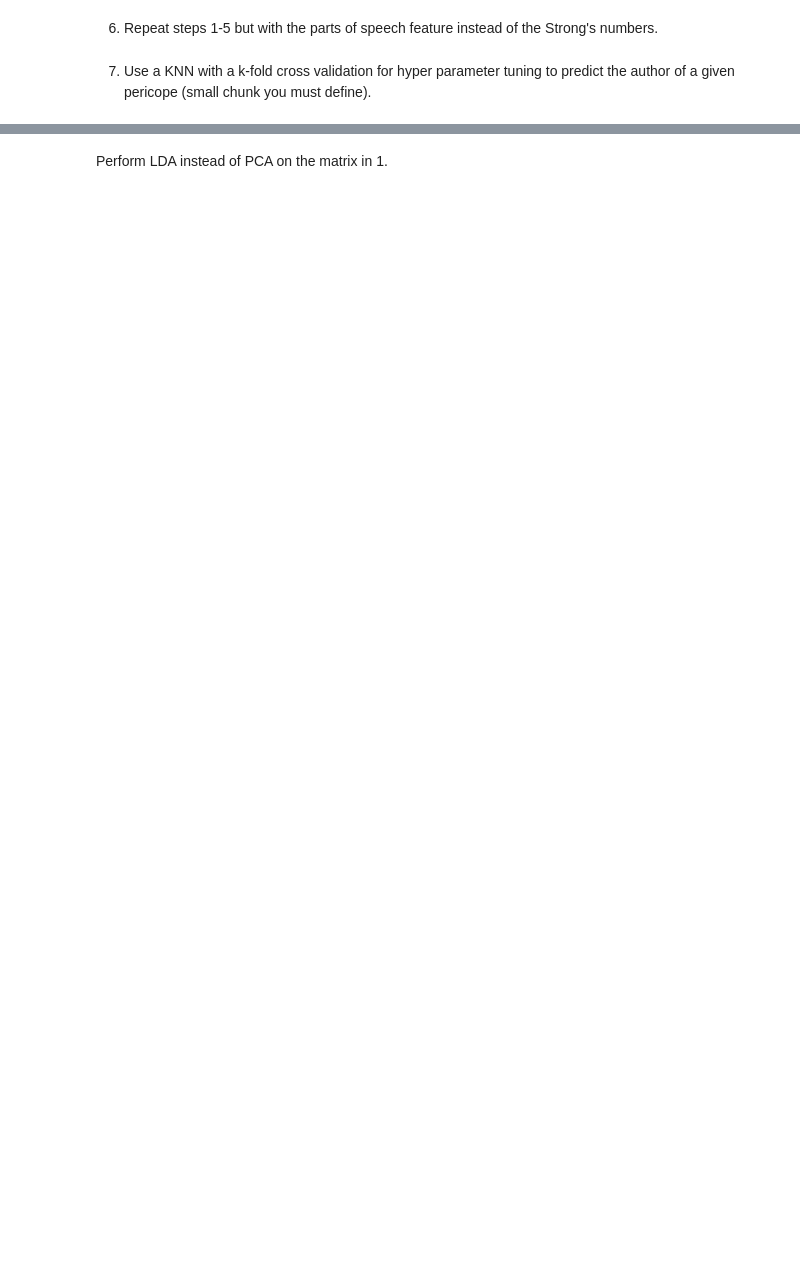
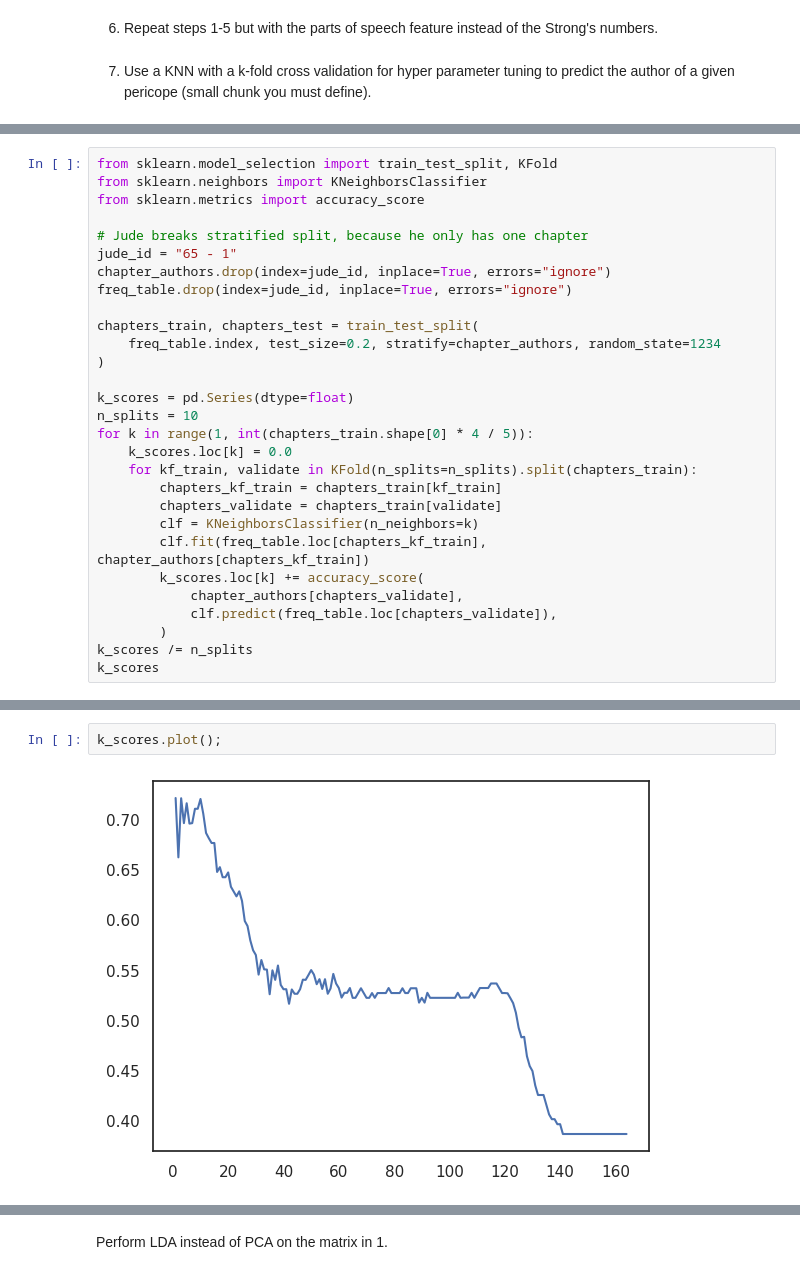
Before and after one commit to wstevick/bible-project, a Jupyter notebook: PS3_DimensionReduction.ipynb, the cells around one changed output, grey strips where cells are left out. Drawn from its saved outputs; the diff is of its cells as text; blank space fills up the shorter version.

Commit message:
train KNN classifier, format

```diff
--- a/PS3_DimensionReduction.ipynb
+++ b/PS3_DimensionReduction.ipynb
@@ -124,0 +138,29 @@ sns.scatterplot(pcs, x='pca0', y='pca1', hue=chapter_authors.values);
+# %%
+from sklearn.model_selection import train_test_split, KFold
+from sklearn.neighbors import KNeighborsClassifier
+from sklearn.metrics import accuracy_score
+
+# Jude breaks stratified split, because he only has one chapter
+jude_id = "65 - 1"
+chapter_authors.drop(index=jude_id, inplace=True, errors="ignore")
+freq_table.drop(index=jude_id, inplace=True, errors="ignore")
+
+chapters_train, chapters_test = train_test_split(
+    freq_table.index, test_size=0.2, stratify=chapter_authors, random_state=1234
+)
+
+k_scores = pd.Series(dtype=float)
+n_splits = 10
+for k in range(1, int(chapters_train.shape[0] * 4 / 5)):
+    k_scores.loc[k] = 0.0
+    for kf_train, validate in KFold(n_splits=n_splits).split(chapters_train):
+        chapters_kf_train = chapters_train[kf_train]
+        chapters_validate = chapters_train[validate]
+        clf = KNeighborsClassifier(n_neighbors=k)
+        clf.fit(freq_table.loc[chapters_kf_train], chapter_authors[chapters_kf_train])
+        k_scores.loc[k] += accuracy_score(
+            chapter_authors[chapters_validate],
+            clf.predict(freq_table.loc[chapters_validate]),
+        )
+k_scores /= n_splits
+k_scores
@@ -124,0 +180,4 @@ sns.scatterplot(pcs, x='pca0', y='pca1', hue=chapter_authors.values);
+# %%
+k_scores.plot();
+# %% [output]
+[figure, added]
```
Also changed, not shown: parts of 11 cells of this notebook, 1 other file.
